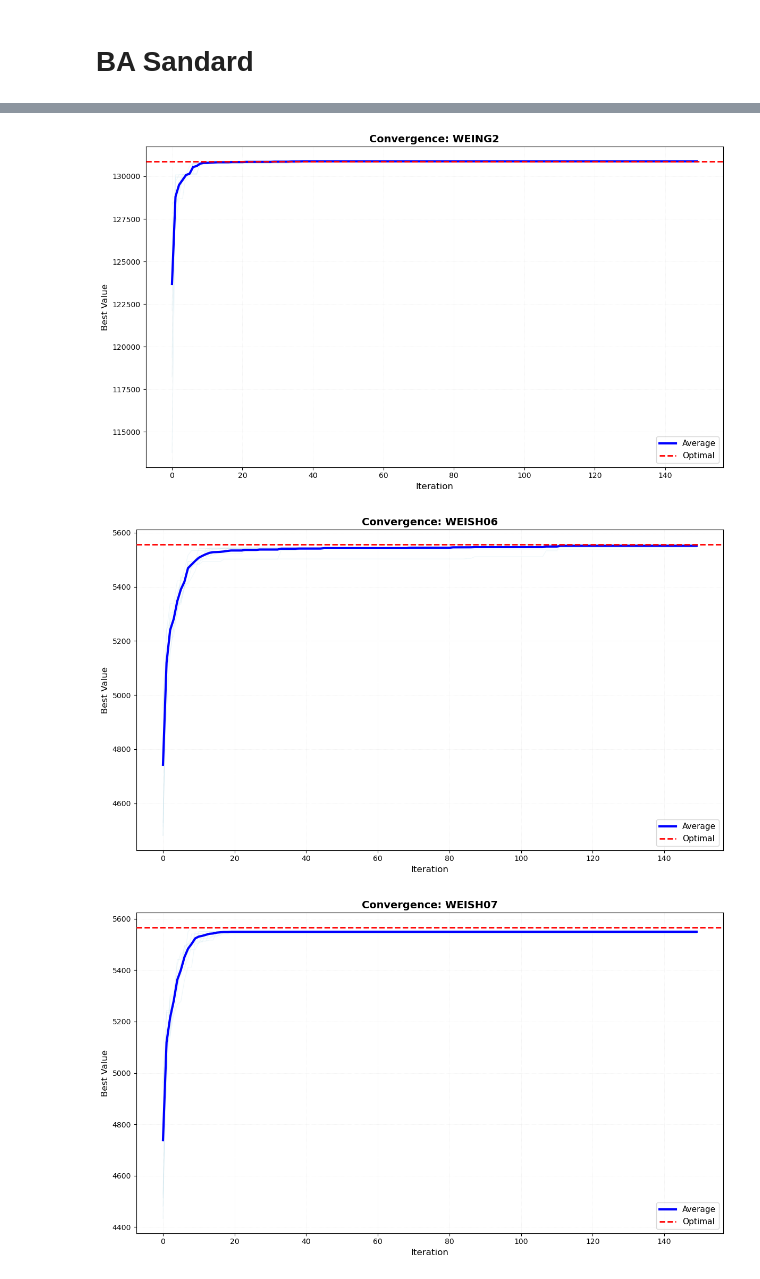
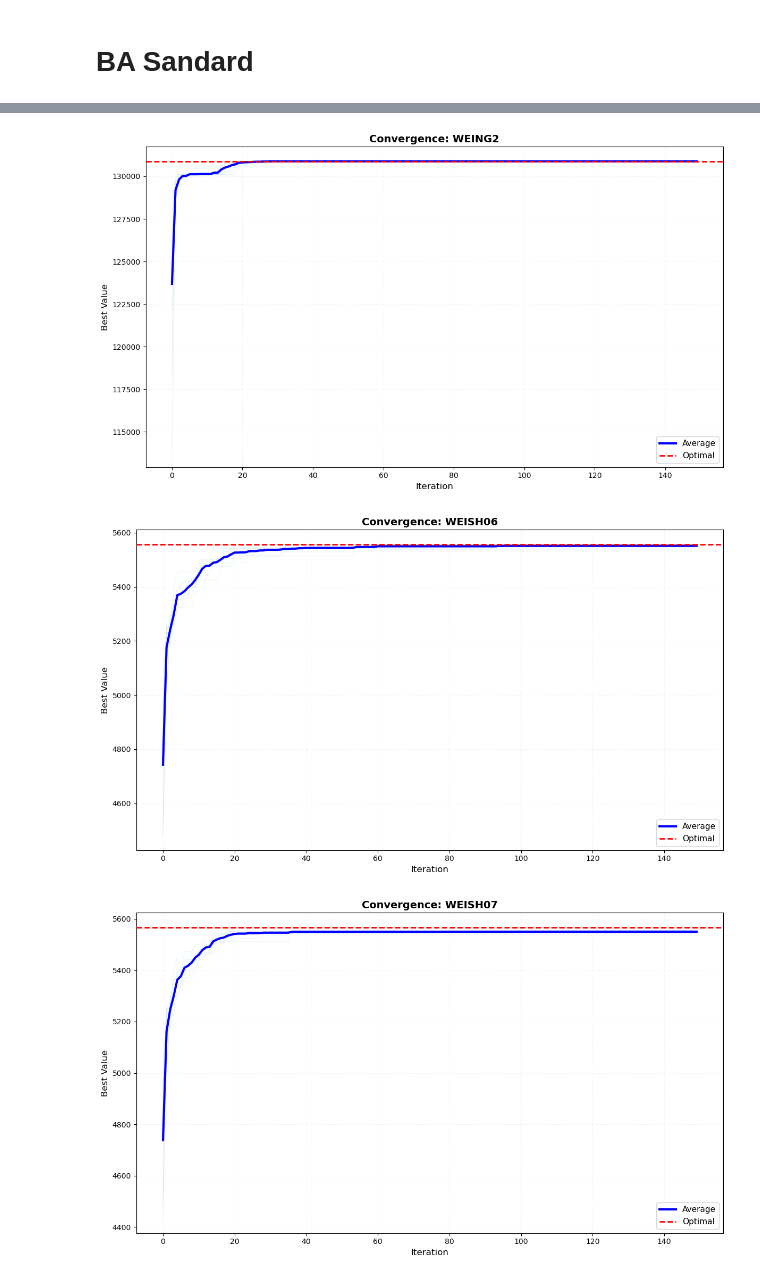
Before and after one commit to maxfinanger/ACIT4610-Exam-Group1, a Jupyter notebook: Problem-3/problem3.ipynb, the cells around one changed output, grey strips where cells are left out. Cells and saved outputs as stored; diff of their text form; code cells hidden in the pictures.

```diff
--- a/Problem-3/problem3.ipynb
+++ b/Problem-3/problem3.ipynb
@@ -575,7 +575,10 @@ class BeesAlgorithmStandard:
                 # ================================================================
                 new_population = []
 
+
                 # Elite sites: more intensive local search
+                # Distribute num_bees_elite total foragers across all elite sites
+
                 for i in range(self.num_elite_sites):
                     # Keep elite solution
                     new_population.append(population[i])
@@ -585,12 +588,13 @@ class BeesAlgorithmStandard:
                         new_population.append(forager_solution)
 
                 # Selected sites: less intensive local search
+                num_non_elite = self.num_selected_sites - self.num_elite_sites
                 for i in range(self.num_elite_sites, self.num_selected_sites):
                     # Keep selected site solution
                     new_population.append(population[i])
                     # Recruit forager bees to explore neighborhood
-                    for _ in range(max(1, self.num_bees_selected // 4)):
-                        forager_solution = self.local_search(population[i], 2)
+                    for _ in range(max(1, self.num_bees_selected // num_non_elite)):
+                        forager_solution = self.local_search(population[i], num_neighbors=3)
                         new_population.append(forager_solution)
 
                 # Fill the rest of the population with random scout solutions
@@ -910,12 +914,12 @@ ba_params = {
     'num_scout_bees': 150,
     'num_selected_sites': 30,
     'num_elite_sites': 15,
-    'num_bees_elite': 40,
-    'num_bees_selected': 20,
+    'num_bees_elite': 60,
+    'num_bees_selected': 30,
     'max_iterations': 150,
     'initial_neighborhood_size': 10,
-    'shrinking_factor': 0.8,
-    'stagnation_limit': 20
+    'shrinking_factor': 0.95,
+    'stagnation_limit': 15
 }
 
 runner = ExperimentRunner(all_instances)
@@ -962,3 +966,3 @@ CONVERGENCE PLOTS (Task Requirement: iteration vs best value)
-[figure, old version]
+[figure, new version]
-[figure, old version]
+[figure, new version]
-[figure, old version]
+[figure, new version]
```
Also changed, not shown: parts of 1 cell of this notebook.
